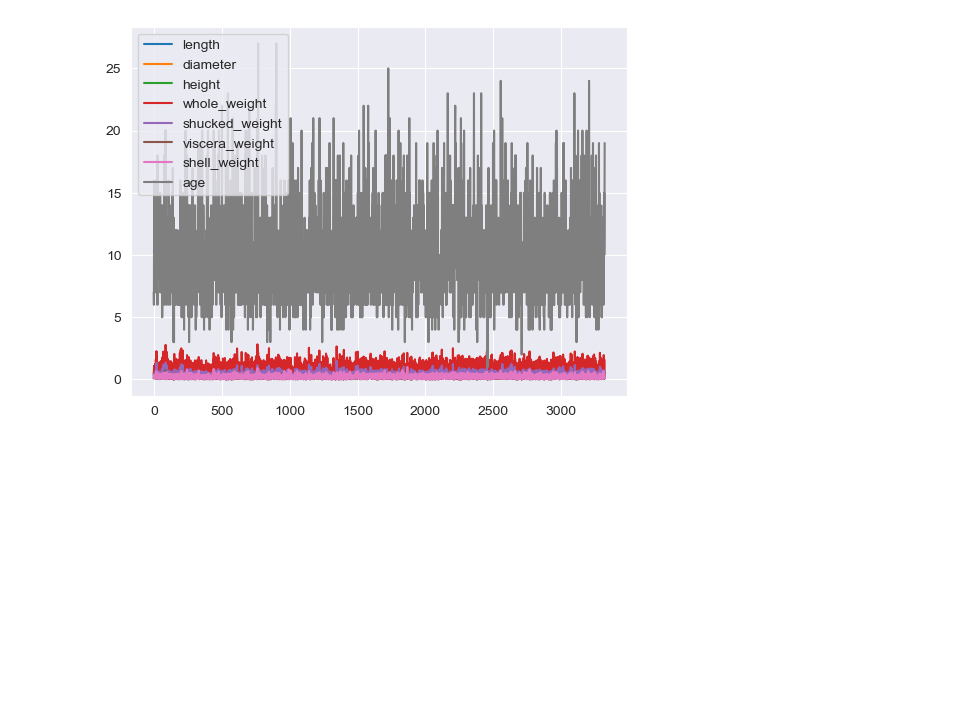
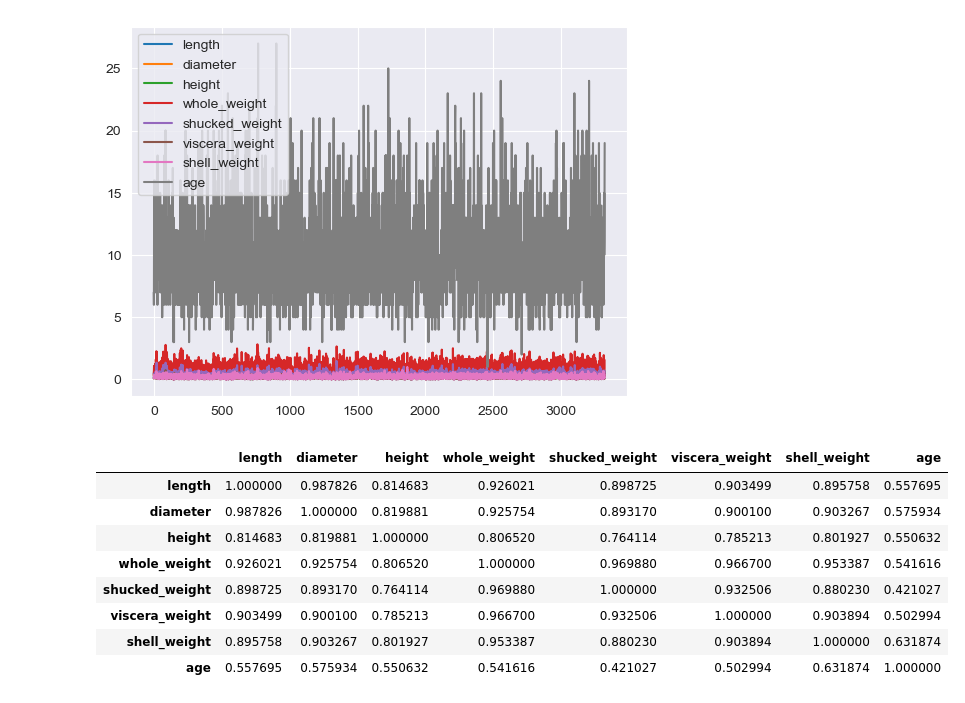
Before and after one commit to tansudasli/tensorflow-sandbox, a Jupyter notebook: pandas_data_analysis.ipynb, the cells around one changed output. Drawn from its saved outputs; the diff is of its cells as text; code cells hidden in the pictures; blank space fills up the shorter version.

Commit message:
pandas data analysis (null, numeric, categorical values) + correlations

```diff
--- a/pandas_data_analysis.ipynb
+++ b/pandas_data_analysis.ipynb
@@ -108,3 +110,19 @@ dfAbalone.plot()
 # %% [output]
 <Axes: >
 [figure]
+# %%
+# correlations as heatmap
+
+dfAbaloneCorrelations = dfAbalone.corr()
+
+dfAbaloneCorrelations.style.background_gradient()
+# %% [output]
+|  | length | diameter | height | whole_weight | shucked_weight | viscera_weight | shell_weight | age |
+| length | 1.000000 | 0.987826 | 0.814683 | 0.926021 | 0.898725 | 0.903499 | 0.895758 | 0.557695 |
+| diameter | 0.987826 | 1.000000 | 0.819881 | 0.925754 | 0.893170 | 0.900100 | 0.903267 | 0.575934 |
+| height | 0.814683 | 0.819881 | 1.000000 | 0.806520 | 0.764114 | 0.785213 | 0.801927 | 0.550632 |
+| whole_weight | 0.926021 | 0.925754 | 0.806520 | 1.000000 | 0.969880 | 0.966700 | 0.953387 | 0.541616 |
+| shucked_weight | 0.898725 | 0.893170 | 0.764114 | 0.969880 | 1.000000 | 0.932506 | 0.880230 | 0.421027 |
+| viscera_weight | 0.903499 | 0.900100 | 0.785213 | 0.966700 | 0.932506 | 1.000000 | 0.903894 | 0.502994 |
+| shell_weight | 0.895758 | 0.903267 | 0.801927 | 0.953387 | 0.880230 | 0.903894 | 1.000000 | 0.631874 |
+| age | 0.557695 | 0.575934 | 0.550632 | 0.541616 | 0.421027 | 0.502994 | 0.631874 | 1.000000 |
```
Also changed, not shown: parts of 1 cell of this notebook.
